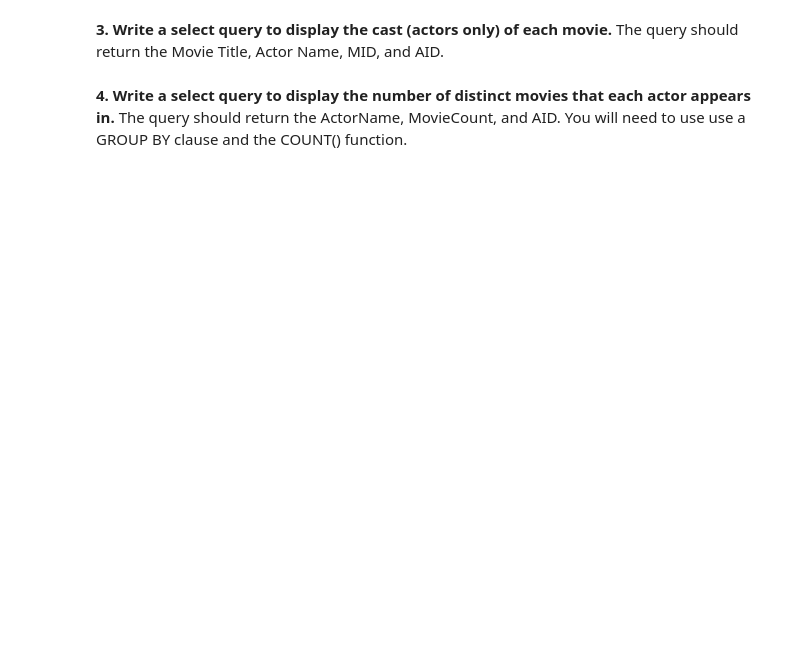
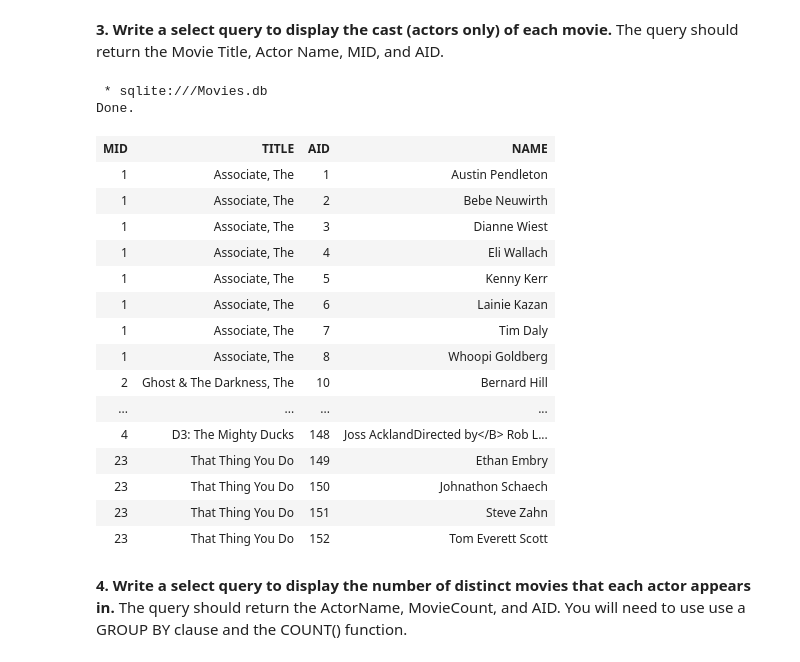
Before and after one commit to mdisanto2/movies-tonight-mdisanto2, a Jupyter notebook: Part4.ipynb, the cells around one changed output. Cells and saved outputs as stored; diff of their text form; code cells hidden in the pictures; blank space fills up the shorter version.

```diff
--- a/Part4.ipynb
+++ b/Part4.ipynb
@@ -15,4 +59,30 @@ The query should use `JOIN` syntax as described in your textbook. Also, use alia
 # %% [markdown]
 **3. Write a select query to display the cast (actors only) of each movie.** The query should return the Movie Title, Actor Name, MID, and AID.
+# %%
+%%sql
+SELECT DISTINCT MOVIES.MID, MOVIES.TITLE, ARTISTS.AID, ARTISTS.NAME
+FROM MOVIES
+    JOIN CREDITS USING (MID)
+    JOIN ARTISTS USING (AID)
+WHERE CREDITS.CCODE = 'A';
+# %% [output]
+ * sqlite:///Movies.db
+Done.
+| MID | TITLE | AID | NAME |
+| 1 | Associate, The | 1 | Austin Pendleton |
+| 1 | Associate, The | 2 | Bebe Neuwirth |
+| 1 | Associate, The | 3 | Dianne Wiest |
+| 1 | Associate, The | 4 | Eli Wallach |
+| 1 | Associate, The | 5 | Kenny Kerr |
+| 1 | Associate, The | 6 | Lainie Kazan |
+| 1 | Associate, The | 7 | Tim Daly |
+| 1 | Associate, The | 8 | Whoopi Goldberg |
+| 2 | Ghost & The Darkness, The | 10 | Bernard Hill |
+| ... | ... | ... | ... |
+| 4 | D3: The Mighty Ducks | 148 | Joss AcklandDirected by</B> Rob L... |
+| 23 | That Thing You Do | 149 | Ethan Embry |
+| 23 | That Thing You Do | 150 | Johnathon Schaech |
+| 23 | That Thing You Do | 151 | Steve Zahn |
+| 23 | That Thing You Do | 152 | Tom Everett Scott |
 # %% [markdown]
 **4. Write a select query to display the number of distinct movies that each actor appears in.** The query should return the ActorName, MovieCount, and AID. You will need to use use a GROUP BY clause and the COUNT() function.
```
Also changed, not shown: parts of 8 cells of this notebook.
